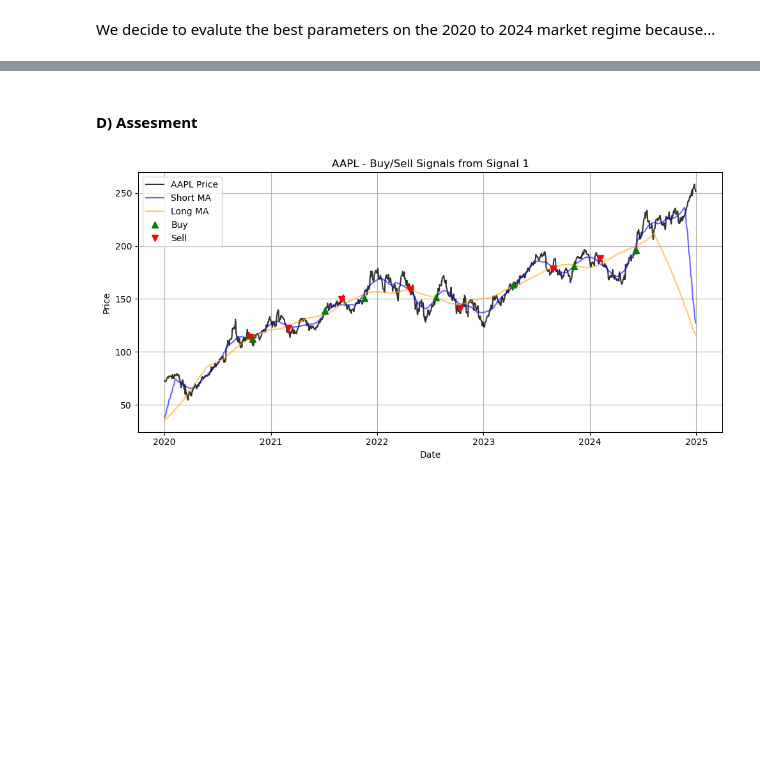
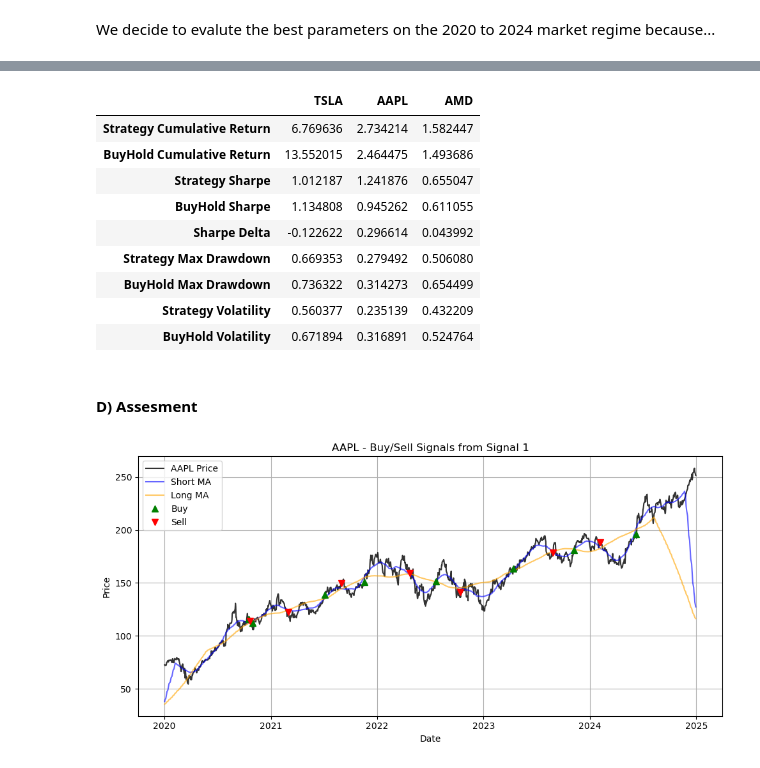
Before and after one commit to aaronsennhenn/computationalfinance, a Jupyter notebook: research_notebook.ipynb, the cells around one changed output, grey strips where cells are left out. Drawn from its saved outputs; the diff is of its cells as text; code cells hidden in the pictures; blank space fills up the shorter version.

Commit message:
New backtest_strategy function with more metrics

```diff
--- a/research_notebook.ipynb
+++ b/research_notebook.ipynb
@@ -92,10 +76,35 @@ test_df_prices, test_df_changes = download_stock_price_data(tickers, test_start,
-# %%
-test_results = {}
-for ticker in tickers:
-    price = test_df_prices[ticker]
-    signals = signal01(price = prices, **all_best_params[ticker])
-    cumret, sharpe_val, max_dd, volatility = backtest_strategy(price, signals)
-    test_results[ticker] = {'Signal Sharpe': sharpe_val, 'BuyHold Sharpe': buy_hold_sharpe, 'Sharpe Delta': sharpe_val - buy_hold_sharpe, 'Cumulative Return': cumret[-1], 'Max Drawdown': max_dd,'Volatility': volatility}
+# %%
+test_results = {}
+for ticker in tickers:
+    params = all_best_params[ticker]
+    prices = test_df_prices[ticker]
+    signal = signal01(prices=prices, **params)
+    results = backtest_strategy(prices, signal['signal'])
+    test_results[ticker] = {
+    'Strategy Cumulative Return': results['Strategy Cumulative Return'],
+    'BuyHold Cumulative Return': results['BuyHold Cumulative Return'],
+    'Strategy Sharpe': results['Strategy Sharpe'],
+    'BuyHold Sharpe': results['BuyHold Sharpe'],
+    'Sharpe Delta': results['Sharpe Delta'],
+    'Strategy Max Drawdown': results['Strategy Max Drawdown'],
+    'BuyHold Max Drawdown': results['BuyHold Max Drawdown'],
+    'Strategy Volatility': results['Strategy Volatility'],
+    'BuyHold Volatility': results['BuyHold Volatility']}
+
+df_test_results = pd.DataFrame.from_dict(test_results)
+# %%
+df_test_results
+# %% [output]
+|  | TSLA | AAPL | AMD |
+| Strategy Cumulative Return | 6.769636 | 2.734214 | 1.582447 |
+| BuyHold Cumulative Return | 13.552015 | 2.464475 | 1.493686 |
+| Strategy Sharpe | 1.012187 | 1.241876 | 0.655047 |
+| BuyHold Sharpe | 1.134808 | 0.945262 | 0.611055 |
+| Sharpe Delta | -0.122622 | 0.296614 | 0.043992 |
+| Strategy Max Drawdown | 0.669353 | 0.279492 | 0.506080 |
+| BuyHold Max Drawdown | 0.736322 | 0.314273 | 0.654499 |
+| Strategy Volatility | 0.560377 | 0.235139 | 0.432209 |
+| BuyHold Volatility | 0.671894 | 0.316891 | 0.524764 |
 # %% [markdown]
 #### D) Assesment
 # %%
```
Also changed, not shown: parts of 3 cells of this notebook, 1 other file.
